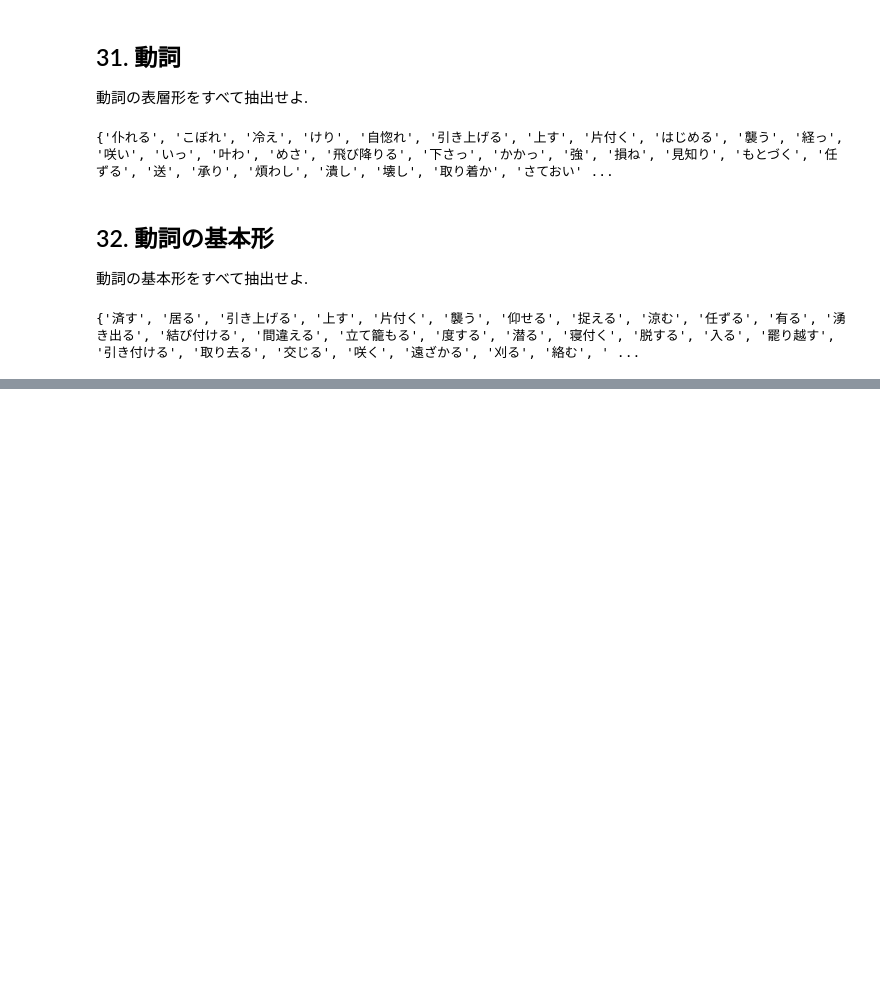
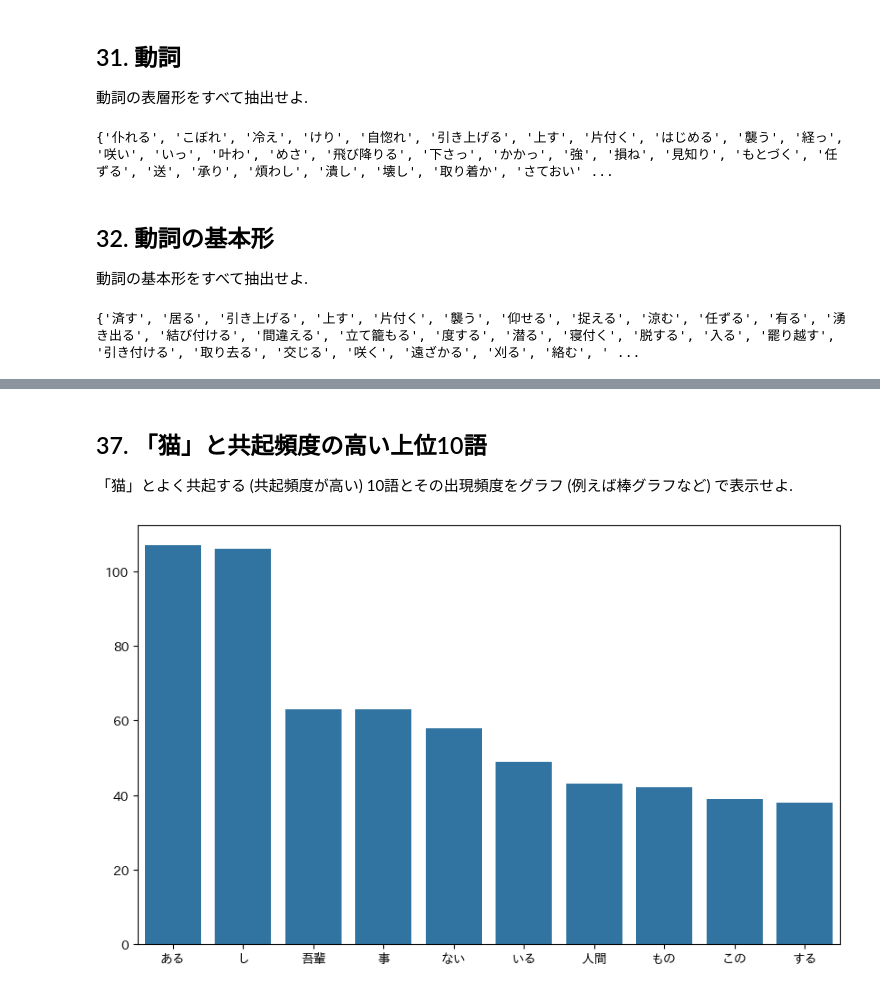
Before and after one commit to rice8y/nlp100, a Jupyter notebook: docs/ch04/ch04.ipynb, the cells around one changed output, grey strips where cells are left out. Drawn from its saved outputs; the diff is of its cells as text; code cells hidden in the pictures; blank space fills up the shorter version.

```diff
--- a/docs/ch04/ch04.ipynb
+++ b/docs/ch04/ch04.ipynb
@@ -70,0 +70,7 @@ Currently writing...
+# %%
+fp = []
+for i in range(1, len(nlist)-1):
+    if nlist[i-1]["pos"] == "名詞" and nlist[i+1]["pos"] == "名詞" and nlist[i]["surface"] == "の":
+        fp.append(nlist[i-1]["surface"] + nlist[i]["surface"] + nlist[i+1]["surface"])
+
+print(fp)
@@ -70,0 +135,40 @@ Currently writing...
+# %% [markdown]
+## 37. 「猫」と共起頻度の高い上位10語
+「猫」とよく共起する (共起頻度が高い) 10語とその出現頻度をグラフ (例えば棒グラフなど) で表示せよ.
+# %%
+import matplotlib.pyplot as plt
+import seaborn as sns
+import itertools
+from collections import Counter
+%matplotlib inline
+
+sentense = [[]]
+cnt = 0
+for i in nlist:
+    sentense[cnt].append(i)
+    if i["surface"] == "。":
+        cnt += 1
+        sentense.append([])
+
+cat = []
+for text in sentense:
+    flag = False
+    tmp = []
+    for mp in text:
+        if "猫" in mp["surface"]:
+            flag = True
+            continue
+        if all(mp["pos"] != x for x in ("助詞", "助動詞", "補助記号")):
+            tmp.append(mp["surface"])
+    if flag:
+        cat.append(tmp)
+
+words = list(itertools.chain.from_iterable(cat))
+mc = Counter(words).most_common(10)
+x, y = zip(*mc)
+
+plt.figure(figsize=(10, 6))
+sns.barplot(x=x, y=y)
+plt.show()
+# %% [output]
+[figure, added]
```
Also changed, not shown: parts of 13 cells of this notebook, 13 other files.
